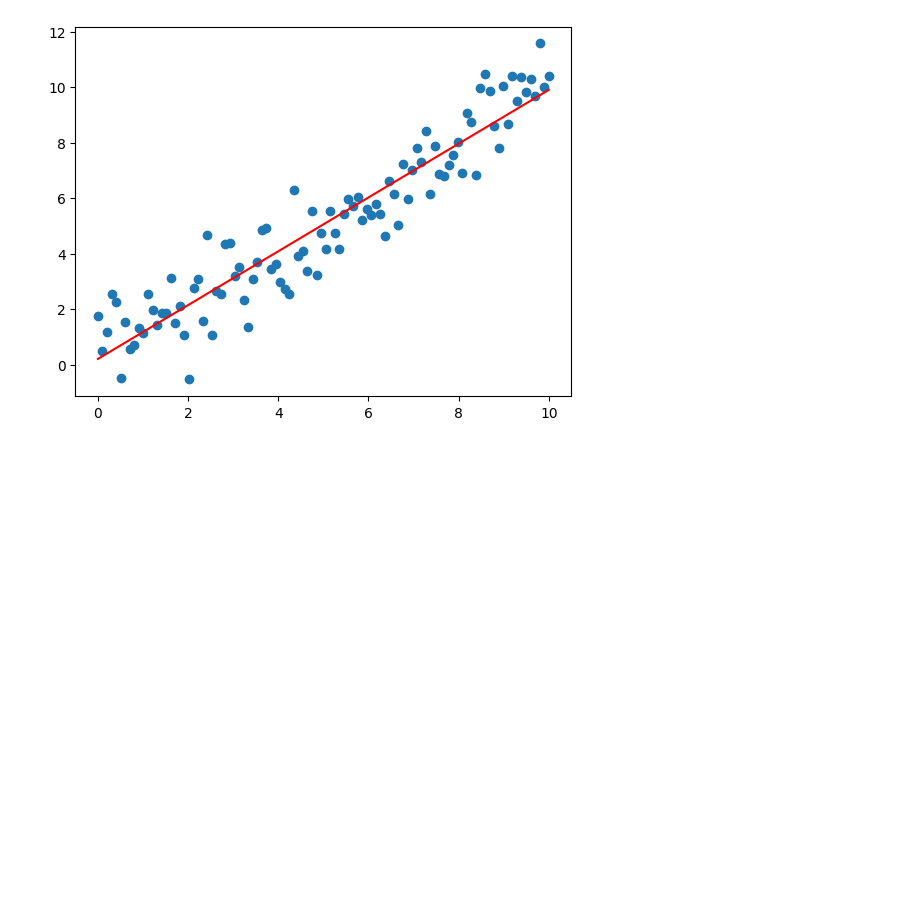
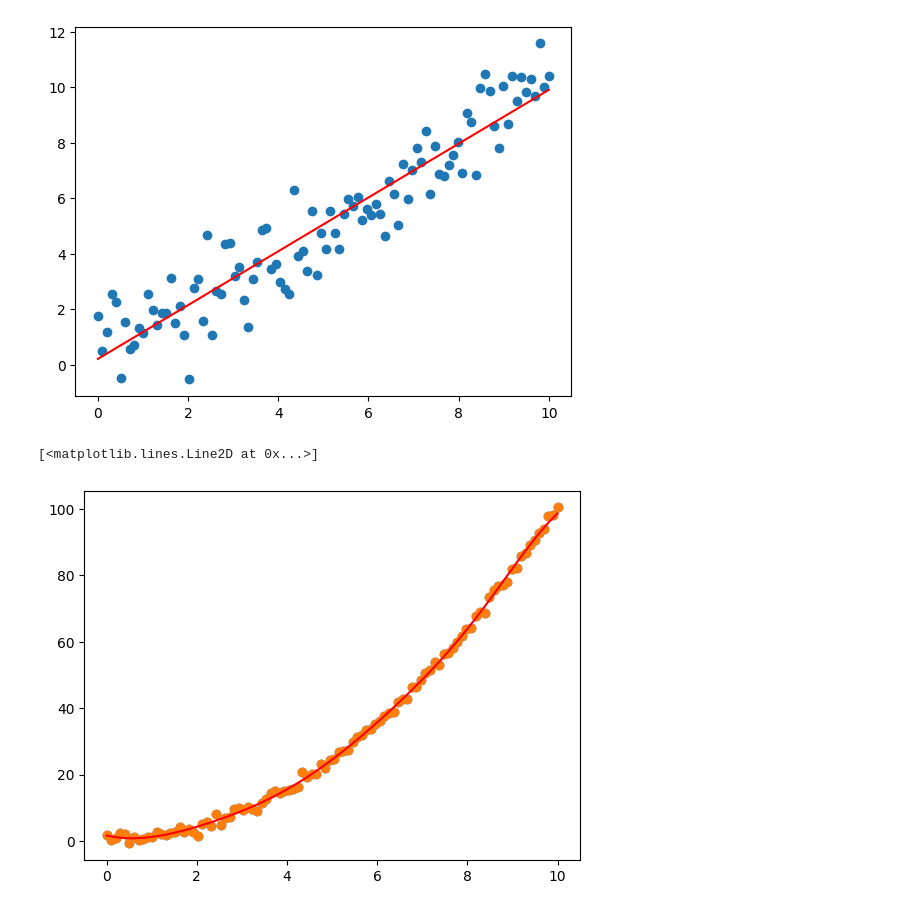
Before and after one commit to Jules-Gossiaux/learn_ML, a Jupyter notebook: learning/learn_sklearn1.ipynb, the cells around one changed output. Saved outputs shown, nothing was run; the diff lists cells and outputs as text; code cells hidden in the pictures; blank space fills up the shorter version.

```diff
--- a/learning/learn_sklearn.ipynb
+++ b/learning/learn_sklearn1.ipynb
@@ -39,3 +43,25 @@ plt.plot(X, predictions, color="red")
 # %% [output]
 [<matplotlib.lines.Line2D at 0x...>]
 [figure]
+# %%
+#Si dataset non-linéaire
+np.random.seed(0)
+m = 100 # creating 100 samples
+X = np.linspace(0, 10, m).reshape(m, 1)
+y = X**2 + np.random.randn(m, 1)
+# %%
+from turtle import color
+
+
+plt.scatter(X, y)
+model = SVR(C=100)
+model.fit(X, y)
+model.score(X, y)
+#On ne rentre que les données dont lesquelles il faut déterminer le y(donc ne pas #mettre X, y)
+predictions = model.predict(X)
+
+plt.scatter(X, y)
+plt.plot(X, predictions, color="red")
+# %% [output]
+[<matplotlib.lines.Line2D at 0x...>]
+[figure, added]
```
Also changed, not shown: parts of 9 cells of this notebook, 2 other files.
